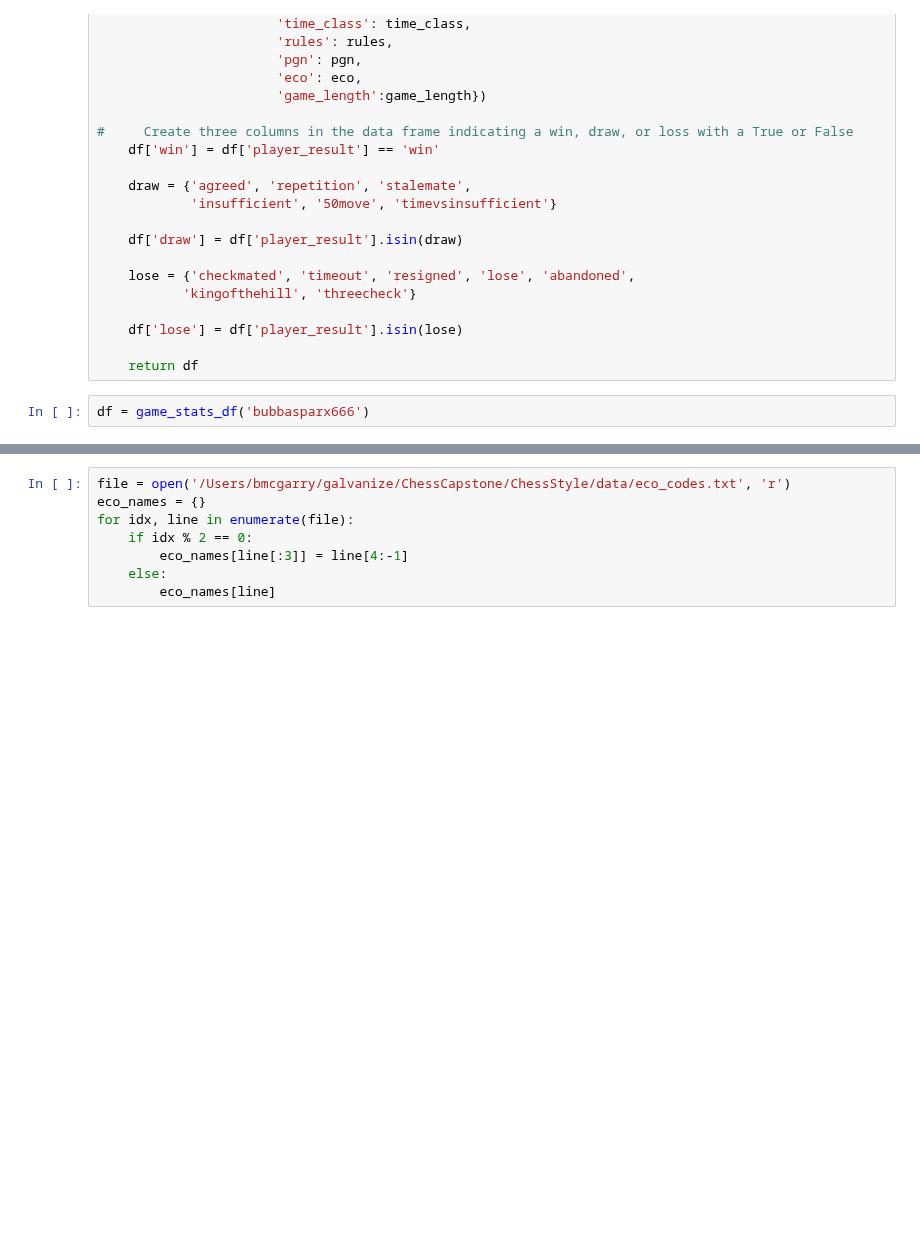
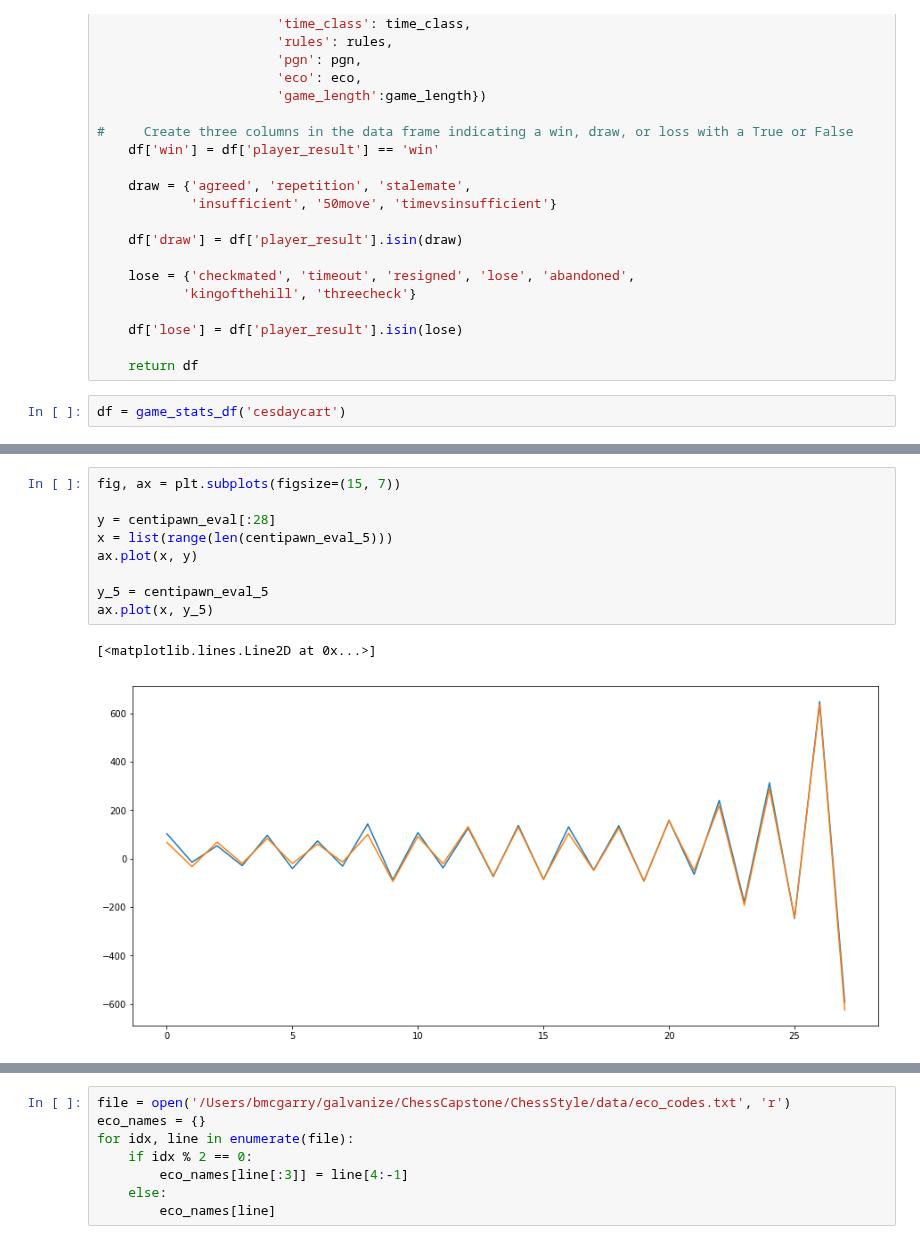
Before and after one commit to Bmcgarry194/ChessStyle, a Jupyter notebook: src/player_stats.ipynb, the cells around one changed output, grey strips where cells are left out. Saved outputs shown, nothing was run; the diff lists cells and outputs as text; blank space fills up the shorter version.

```diff
--- a/src/player_stats.ipynb
+++ b/src/player_stats.ipynb
@@ -111,4 +111,4 @@ def game_stats_df(username):
 
     return df
 # %%
-df = game_stats_df('bubbasparx666')
+df = game_stats_df('cesdaycart')
@@ -123,0 +161,12 @@ df.head()
+# %%
+fig, ax = plt.subplots(figsize=(15, 7))
+
+y = centipawn_eval[:28]
+x = list(range(len(centipawn_eval_5)))
+ax.plot(x, y)
+
+y_5 = centipawn_eval_5
+ax.plot(x, y_5)
+# %% [output]
+[<matplotlib.lines.Line2D at 0x...>]
+[figure, added]
```
Also changed, not shown: parts of 17 cells of this notebook, 2 other files.
